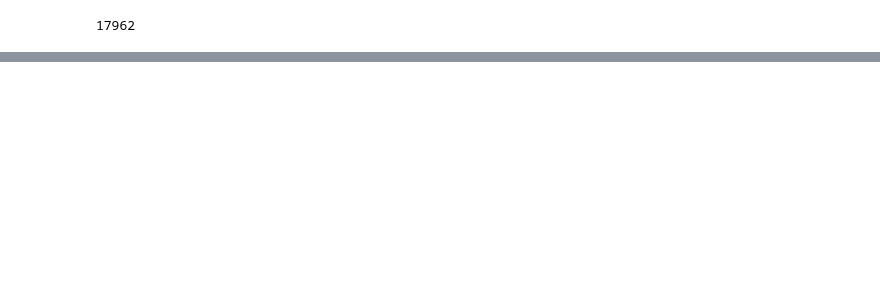
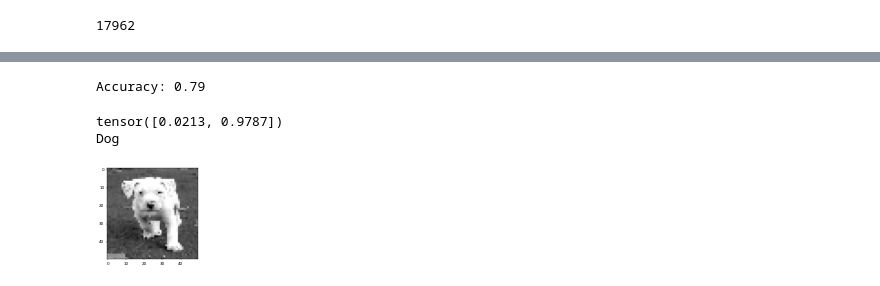
Before and after one commit to Oreolorun/NeuralNetsPractice, a Jupyter notebook: EndToEndPractice.ipynb, the cells around one changed output, grey strips where cells are left out. Drawn from its saved outputs; the diff is of its cells as text; code cells hidden in the pictures; blank space fills up the shorter version.

```diff
--- a/EndToEndPractice.ipynb
+++ b/EndToEndPractice.ipynb
@@ -191,0 +255,36 @@ Epoch: 3/4
+# %%
+#  deriving accuracy
+def get_test_accuracy(data_x, data_y, batch):
+  accuracy_count = 0
+  with torch.no_grad():
+    for l in range(0, len(data_x), batch):
+      test_batch_x = data_x[l:l+batch]
+      test_batch_y = data_y[l:l+batch]
+      outputs_val = net(test_batch_x)
+      for k in range(len(test_batch_x)):
+        idx_val_out = torch.argmax(outputs_val[k])
+        idx_truth_val = torch.argmax(test_batch_y[k])
+        if idx_val_out == idx_truth_val:
+          accuracy_count+=1
+  return print(f'\nAccuracy: {round(accuracy_count/len(data_x), 2)}')
+
+get_test_accuracy(X_test, y_test, 100)
+# %% [output]
+Accuracy: 0.79
+# %%
+import matplotlib.pyplot as plt
+img = 92
+with torch.no_grad():
+  temp_1 = net(X_test[img])
+  if torch.argmax(temp_1) == 0:
+    print(temp_1)
+    print('Cat')
+  else:
+    print(temp_1[0])
+    print('Dog')
+  plt.figure(dpi=30)
+  plt.imshow(X_test[img], cmap='gray')
+# %% [output]
+tensor([0.0213, 0.9787])
+Dog
+[figure, added]
```
Also changed, not shown: parts of 7 cells of this notebook.
